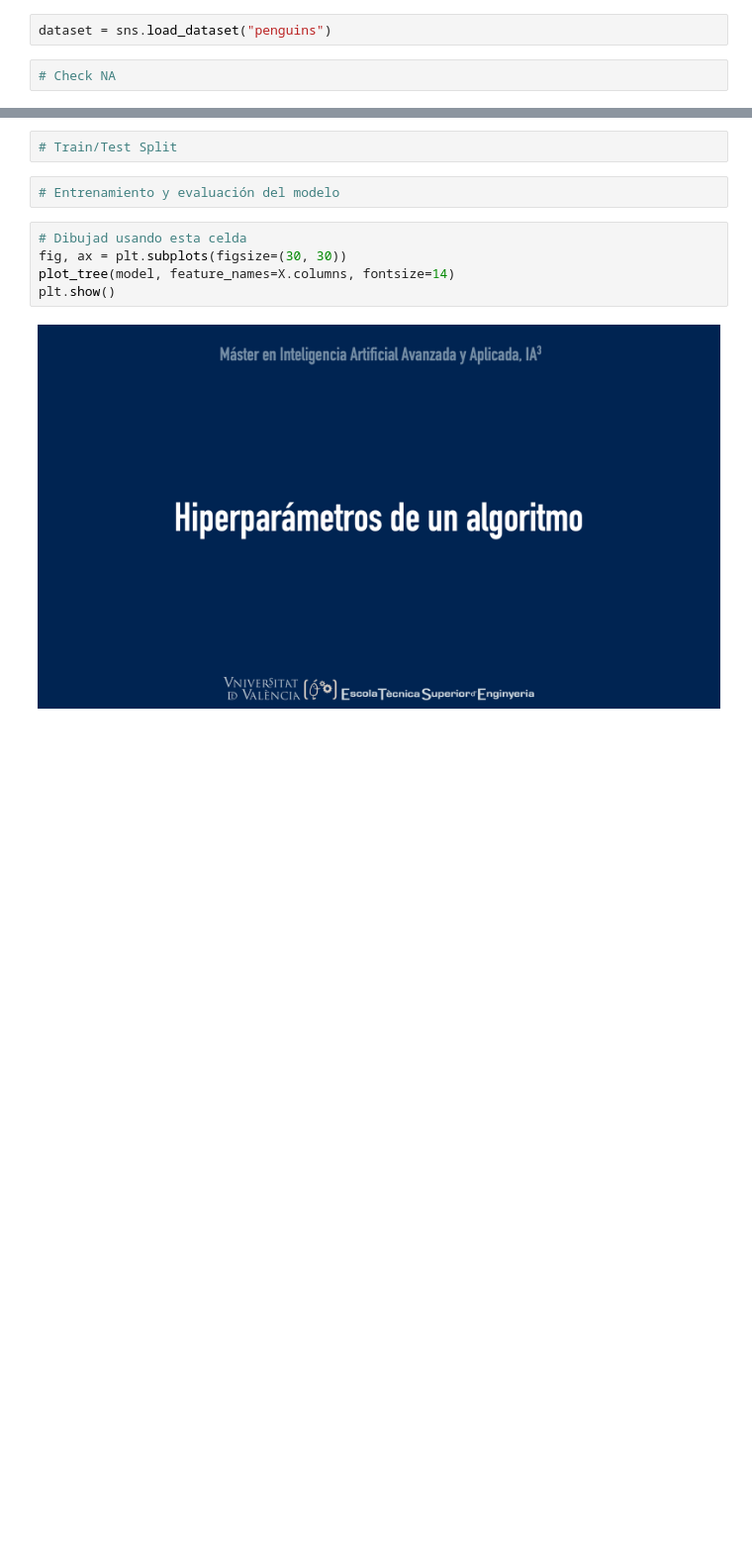
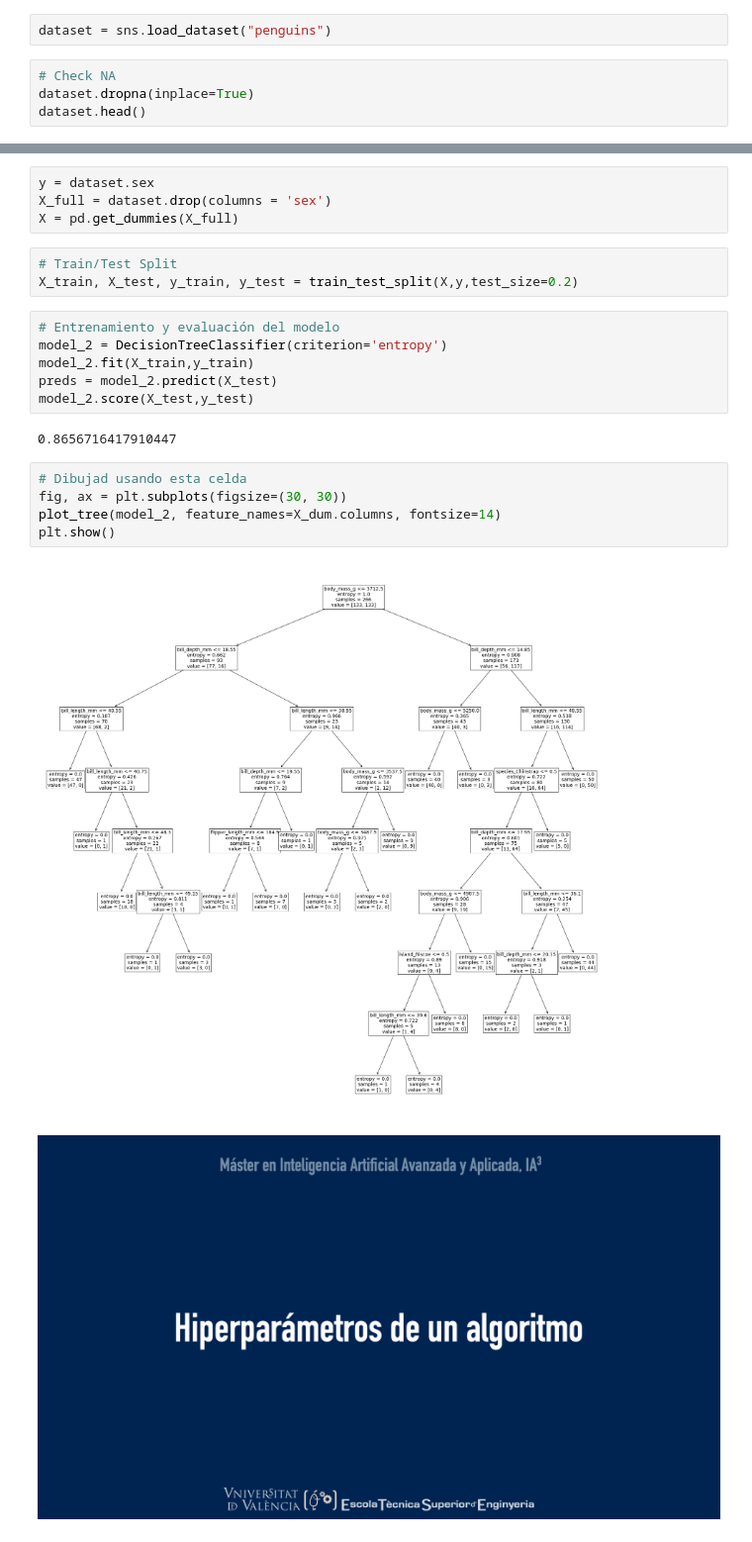
Before and after one commit to Borja-rg/idal_ia3, a Jupyter notebook: Copia_de_Decision_trees.ipynb, the cells around one changed output, grey strips where cells are left out. Shown at 99% size. Cells and saved outputs as stored; diff of their text form; blank space fills up the shorter version.

```diff
--- a/Copia_de_Decision_trees.ipynb
+++ b/Copia_de_Decision_trees.ipynb
@@ -191,3 +220,5 @@ Vamos a realizar un nuevo ejercicio sobre el dataset "penguins" de seaborn. Nues
 dataset = sns.load_dataset("penguins")
 # %%
 # Check NA
+dataset.dropna(inplace=True)
+dataset.head()
@@ -194,12 +232,25 @@ dataset = sns.load_dataset("penguins")
-# %%
-# Train/Test Split
-# %%
-# Entrenamiento y evaluación del modelo
+# %%
+y = dataset.sex
+X_full = dataset.drop(columns = 'sex')
+X = pd.get_dummies(X_full)
+# %%
+# Train/Test Split
+X_train, X_test, y_train, y_test = train_test_split(X,y,test_size=0.2)
+# %%
+# Entrenamiento y evaluación del modelo
+model_2 = DecisionTreeClassifier(criterion='entropy')
+model_2.fit(X_train,y_train)
+preds = model_2.predict(X_test)
+model_2.score(X_test,y_test)
+# %% [output]
+0.8656716417910447
 # %%
 # Dibujad usando esta celda
 fig, ax = plt.subplots(figsize=(30, 30))
-plot_tree(model, feature_names=X.columns, fontsize=14)
+plot_tree(model_2, feature_names=X_dum.columns, fontsize=14)
 plt.show()
+# %% [output]
+[figure, added]
 # %% [markdown]
 ![ML_7.png](embedded-picture-1)
 # %% [markdown]
```
Also changed, not shown: parts of 11 cells of this notebook.
